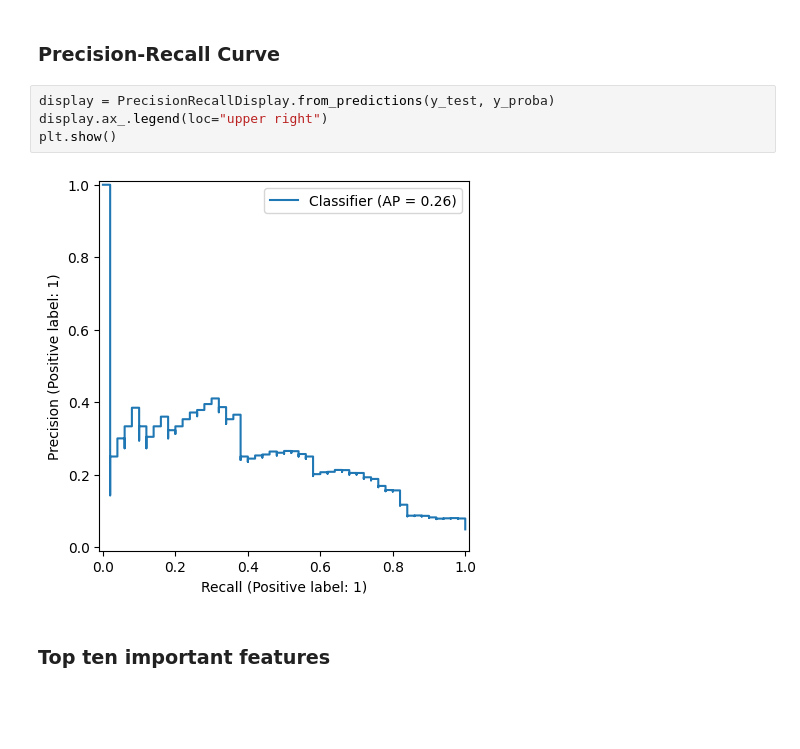
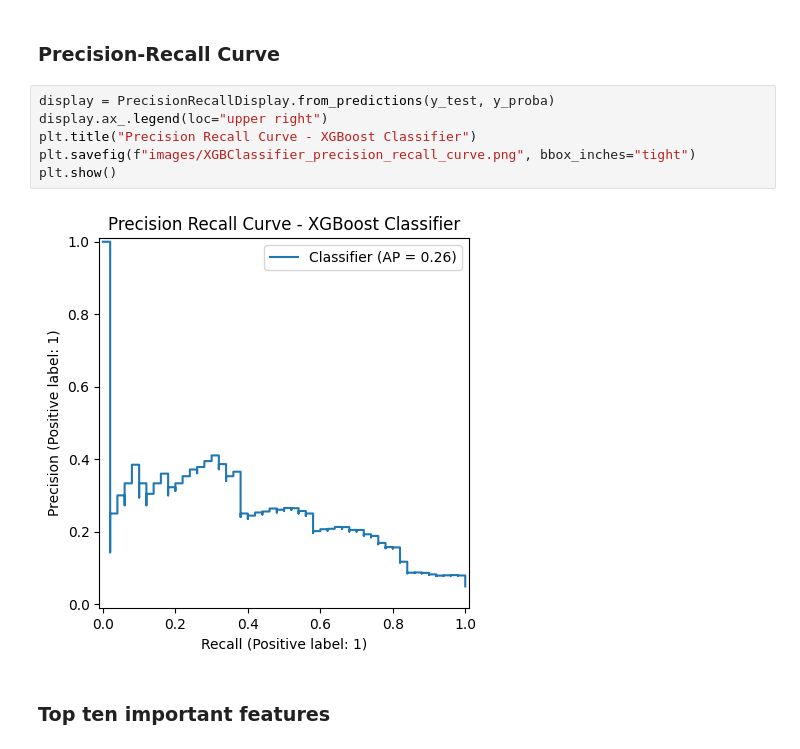
Before and after one commit to adnt01/stroke_factors_analysis, a Jupyter notebook: notebooks/xgboost_classification.ipynb, the cells around one changed output. Saved outputs shown, nothing was run; the diff lists cells and outputs as text; blank space fills up the shorter version.

```diff
--- a/notebooks/xgboost_classification.ipynb
+++ b/notebooks/xgboost_classification.ipynb
@@ -264,9 +270,11 @@ plt.show()
 # %%
 display = PrecisionRecallDisplay.from_predictions(y_test, y_proba)
 display.ax_.legend(loc="upper right")
+plt.title("Precision Recall Curve - XGBoost Classifier")
+plt.savefig(f"images/XGBClassifier_precision_recall_curve.png", bbox_inches="tight")
 plt.show()
 # %% [output]
-[figure, old version]
+[figure, new version]
 # %% [markdown]
 ### Top ten important features
 # %%
```
Also changed, not shown: parts of 8 cells of this notebook, 2 other files.
